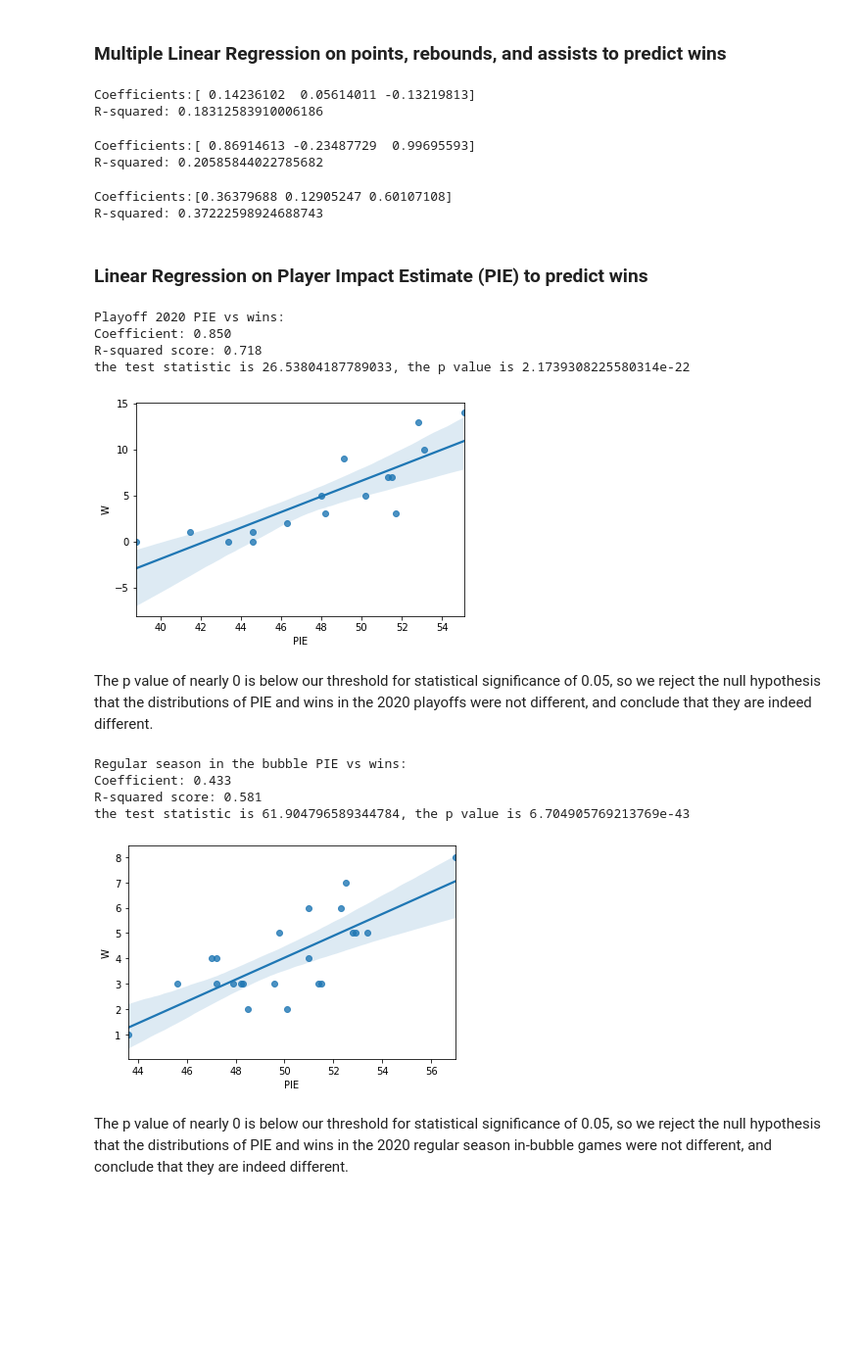
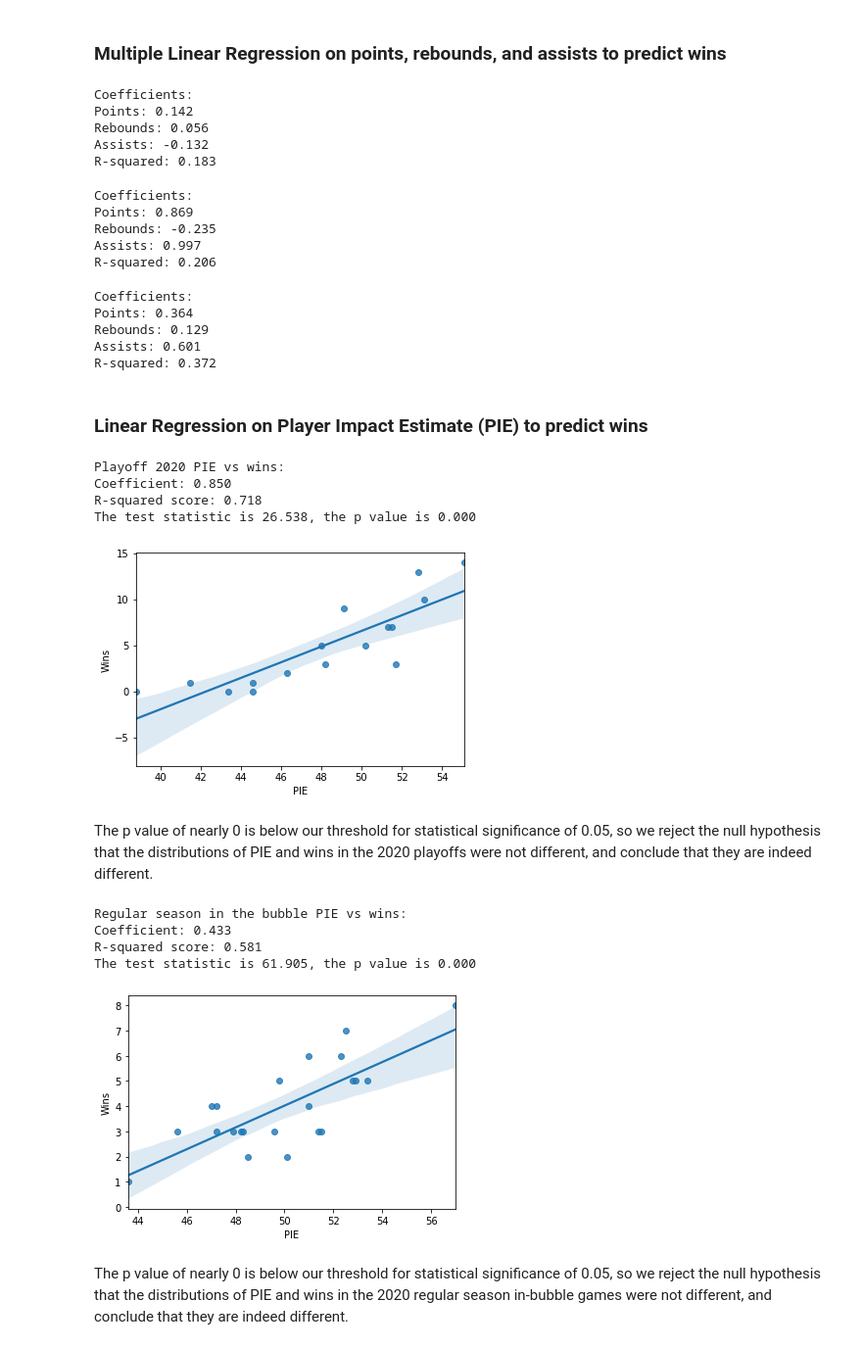
Before and after one commit to krishanweber3/info2950project, a Jupyter notebook: Phase 4 Final.ipynb, the cells around one changed output. Shown at 98% size. Drawn from its saved outputs; the diff is of its cells as text; code cells hidden in the pictures; blank space fills up the shorter version.

```diff
--- a/Phase 4 Final.ipynb
+++ b/Phase 4 Final.ipynb
@@ -161,75 +217,93 @@ The p value of 0.7020 is above our significance threshold of 0.05, so again we f
 # %% [markdown]
 ### Multiple Linear Regression on points, rebounds, and assists to predict wins
 # %%
-y = bubble_reg['W']
+y = bubble_reg['Wins']
 x=bubble_reg[['PTS', 'REB', 'AST']]
 model3=LinearRegression()
 model3.fit(x,y)
-print("Coefficients:" +str(model3.coef_))
-print("R-squared: "+str(model3.score(x, y)))
+print("Coefficients:")
+print("Points: {:.3f}".format(model3.coef_[0]))
+print("Rebounds: {:.3f}".format(model3.coef_[1]))
+print("Assists: {:.3f}".format(model3.coef_[2]))
+print("R-squared: {:.3f}".format(model3.score(x, y)))
 # %% [output]
-Coefficients:[ 0.14236102  0.05614011 -0.13219813]
-R-squared: 0.18312583910006186
+Coefficients:
+Points: 0.142
+Rebounds: 0.056
+Assists: -0.132
+R-squared: 0.183
 # %%
-y = pre_bubble_reg['W']
+y = pre_bubble_reg['Wins']
 x=pre_bubble_reg[['PTS', 'REB', 'AST']]
 model4=LinearRegression()
 model4.fit(x,y)
-print("Coefficients:" +str(model4.coef_))
-print("R-squared: "+str(model4.score(x, y)))
+print("Coefficients:")
+print("Points: {:.3f}".format(model4.coef_[0]))
+print("Rebounds: {:.3f}".format(model4.coef_[1]))
+print("Assists: {:.3f}".format(model4.coef_[2]))
+print("R-squared: {:.3f}".format(model4.score(x, y)))
 # %% [output]
-Coefficients:[ 0.86914613 -0.23487729  0.99695593]
-R-squared: 0.20585844022785682
+Coefficients:
+Points: 0.869
+Rebounds: -0.235
+Assists: 0.997
+R-squared: 0.206
 # %%
-y = bubble_playoff['W']
+y = bubble_playoff['Wins']
 x=bubble_playoff[['PTS', 'REB', 'AST']]
 model5=LinearRegression()
 model5.fit(x,y)
-print("Coefficients:" +str(model5.coef_))
-print("R-squared: "+str(model5.score(x, y)))
+print("Coefficients:")
+print("Points: {:.3f}".format(model5.coef_[0]))
+print("Rebounds: {:.3f}".format(model5.coef_[1]))
+print("Assists: {:.3f}".format(model5.coef_[2]))
+print("R-squared: {:.3f}".format(model5.score(x, y)))
 # %% [output]
-Coefficients:[0.36379688 0.12905247 0.60107108]
-R-squared: 0.37222598924688743
+Coefficients:
+Points: 0.364
+Rebounds: 0.129
+Assists: 0.601
+R-squared: 0.372
 # %% [markdown]
 ### Linear Regression on Player Impact Estimate (PIE) to predict wins
 # %%
-graph3=sns.regplot(x='PIE', y='W', data=bubble_playoff)
+graph3=sns.regplot(x='PIE', y='Wins', data=bubble_playoff)
 
 model7 = LinearRegression()
-model7.fit(bubble_playoff[ ["PIE"] ], bubble_playoff["W"])
+model7.fit(bubble_playoff[ ["PIE"] ], bubble_playoff["Wins"])
 
 print("Playoff 2020 PIE vs wins:")
 print("Coefficient: {:.3f}".format(model7.coef_[0]))
-print("R-squared score: {:.3f}".format(model7.score(bubble_playoff[ ["PIE"] ], bubble_playoff["W"])))
-SampleA,SampleB=bubble_playoff['PIE'], bubble_playoff['W']
+print("R-squared score: {:.3f}".format(model7.score(bubble_playoff[ ["PIE"] ], bubble_playoff["Wins"])))
+SampleA,SampleB=bubble_playoff['PIE'], bubble_playoff['Wins']
 shard=ttest_ind(SampleA,SampleB)
-print("the test statistic is {}, the p value is {}".format(shard[0],shard[1]))
+print("The test statistic is {:.3f}, the p value is {:.3f}".format(shard[0],shard[1]))
 # %% [output]
 Playoff 2020 PIE vs wins:
 Coefficient: 0.850
 R-squared score: 0.718
-the test statistic is 26.53804187789033, the p value is 2.1739308225580314e-22
+The test statistic is 26.538, the p value is 0.000
-[figure, old version]
+[figure, new version]
 # %% [markdown]
 The p value of nearly 0 is below our threshold for statistical significance of 0.05, so we reject the null hypothesis that the distributions of PIE and wins in the 2020 playoffs were not different, and conclude that they are indeed different.
 # %%
-graph5=sns.regplot(x='PIE', y='W', data=bubble_reg)
+graph5=sns.regplot(x='PIE', y='Wins', data=bubble_reg)
 
 model9 = LinearRegression()
-model9.fit(bubble_reg[ ["PIE"] ], bubble_reg["W"])
+model9.fit(bubble_reg[ ["PIE"] ], bubble_reg["Wins"])
 
 print("Regular season in the bubble PIE vs wins:")
 print("Coefficient: {:.3f}".format(model9.coef_[0]))
-print("R-squared score: {:.3f}".format(model9.score(bubble_reg[ ["PIE"] ], bubble_reg["W"])))
-SampleA,SampleB=bubble_reg['PIE'], bubble_reg['W']
+print("R-squared score: {:.3f}".format(model9.score(bubble_reg[ ["PIE"] ], bubble_reg["Wins"])))
+SampleA,SampleB=bubble_reg['PIE'], bubble_reg['Wins']
 shard=ttest_ind(SampleA,SampleB)
-print("the test statistic is {}, the p value is {}".format(shard[0],shard[1]))
+print("The test statistic is {:.3f}, the p value is {:.3f}".format(shard[0],shard[1]))
 # %% [output]
 Regular season in the bubble PIE vs wins:
 Coefficient: 0.433
 R-squared score: 0.581
-the test statistic is 61.904796589344784, the p value is 6.704905769213769e-43
+The test statistic is 61.905, the p value is 0.000
-[figure, old version]
+[figure, new version]
 # %% [markdown]
 The p value of nearly 0 is below our threshold for statistical significance of 0.05, so we reject the null hypothesis that the distributions of PIE and wins in the 2020 regular season in-bubble games were not different, and conclude that they are indeed different.
 # %%
```
Also changed, not shown: parts of 6 cells of this notebook.
